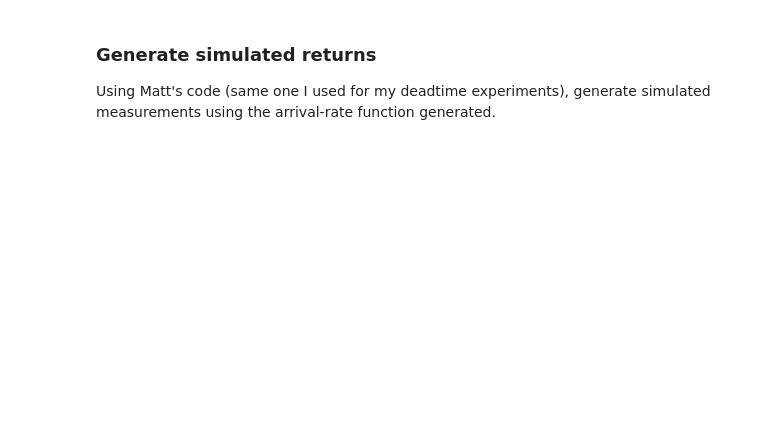
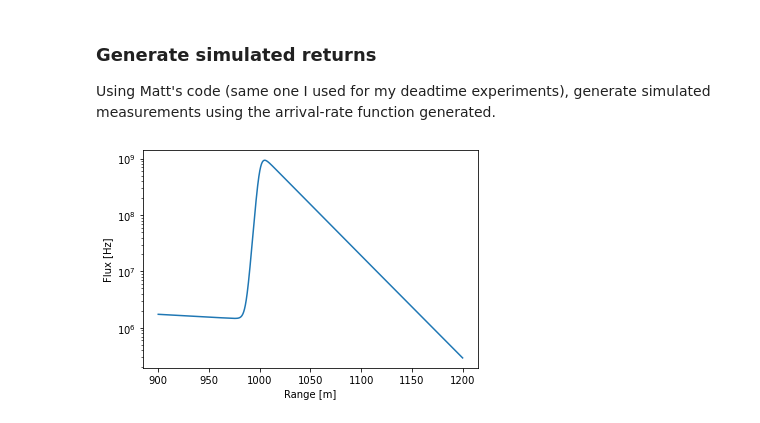
Before and after one commit to gkirchhoff32/Cloud-Measurements, a Jupyter notebook: meas_sim.ipynb, the cells around one changed output. Saved outputs shown, nothing was run; the diff lists cells and outputs as text; code cells hidden in the pictures; blank space fills up the shorter version.

Commit message:
debugged simulator

```diff
--- a/meas_sim.ipynb
+++ b/meas_sim.ipynb
@@ -230,43 +227,69 @@ Using Matt's code (same one I used for my deadtime experiments), generate simula
 sim_num = 7
 
 use_com = True
-time_vary = False
-use_hg = False
+# time_vary = False
+use_hg = True
 use_window = True
 
 home = str(Path.home())
 save_dir = home + r'\OneDrive - UCB-O365\ARSENL\Experiments\Cloud Measurements\Sims\saved_sims'
 
 """
 Using Matthew Hayman's 'photon_count_generator' method in 'sim_deadtime_utils', generate simulated data with
 and without deadtime effects.
 :param t_sim_max: (float) maximum time for each laser shot [s]
 :param dt_sim: (float) resolution settings [s]
 :param tD: (float) deadtime [s]
 :param Nshot: (int) number of laser shots
 :param wrap_deadtime: (bool) set TRUE to wrap deadtime into next shot if detection is close to 't_sim_max'
 :param window_bnd: (1x2 float list) time bounds on simulation [s]
 :param rho_func: (1xlen(t_sim)) arrival-rate function [Hz]
 :return: flight_time, true_flight_time, n_shots, t_det_lst, t_phot_lst
 """
 
 if use_hg:
     N_com = N_com_HG
-    eta = eta_HG
 else:
     N_com = N_com_LG
-    eta = eta_LG
 
 dt_sim = dt_TCSPC  # [s]
 if use_com:
     rho_func = N_com / dt_sim  # [Hz] arrival-rate function (flux)
 else:
     rho_func = N_mol / dt_sim  # [Hz] arrival-rate function (flux)
 
 Nshot = 500
 tD = 29.1e-9  # [s] Deadtime interval
 wrap_deadtime = False
-window_bnd = [250, 1000]  # [m] put bounds on simulation to ignore unnecessary segments of flux profile
+window_bnd = [900, 1200]  # [m] put bounds on simulation to ignore unnecessary segments of flux profile
+
+# generate the photon arrival rate of the profile
+photon_rate_arr = rho_func  # [Hz]
+
+# generate the simulated scene time axis
+t_sim = R / c * 2  # [s] simulation time
+t_sim_bins = np.concatenate((t_sim, t_sim[-1:]+dt_sim))  # simulation time histogram bins
+t_sim_bins[0] = 0
+
+if use_window:
+        idx_min = np.argmin(np.abs(t_sim_bins*c/2 - window_bnd[0]))
+        idx_max = np.argmin(np.abs(t_sim_bins*c/2 - window_bnd[1]))
+        t_sim_bins = t_sim_bins[idx_min:idx_max+1]
+        photon_rate_arr = photon_rate_arr[idx_min:idx_max]
+
+min_t = min(t_sim_bins)  # [s]
+t_sim_bins_zeroed = t_sim_bins - min_t  # [s] need to shift time axis to start at zero for simulator
+
+
+fig = plt.figure()
+ax = fig.add_subplot(111)
+ax.plot(t_sim_bins[:-1]*c/2, photon_rate_arr)
+ax.set_xlabel('Range [m]')
+ax.set_ylabel('Flux [Hz]')
+ax.semilogy()
+plt.show()
+# %% [output]
+[figure, added]
 # %%
 ##### GENERATE SIMULATED DATA #####
 
```
Also changed, not shown: parts of 7 cells of this notebook, 1 other file.
